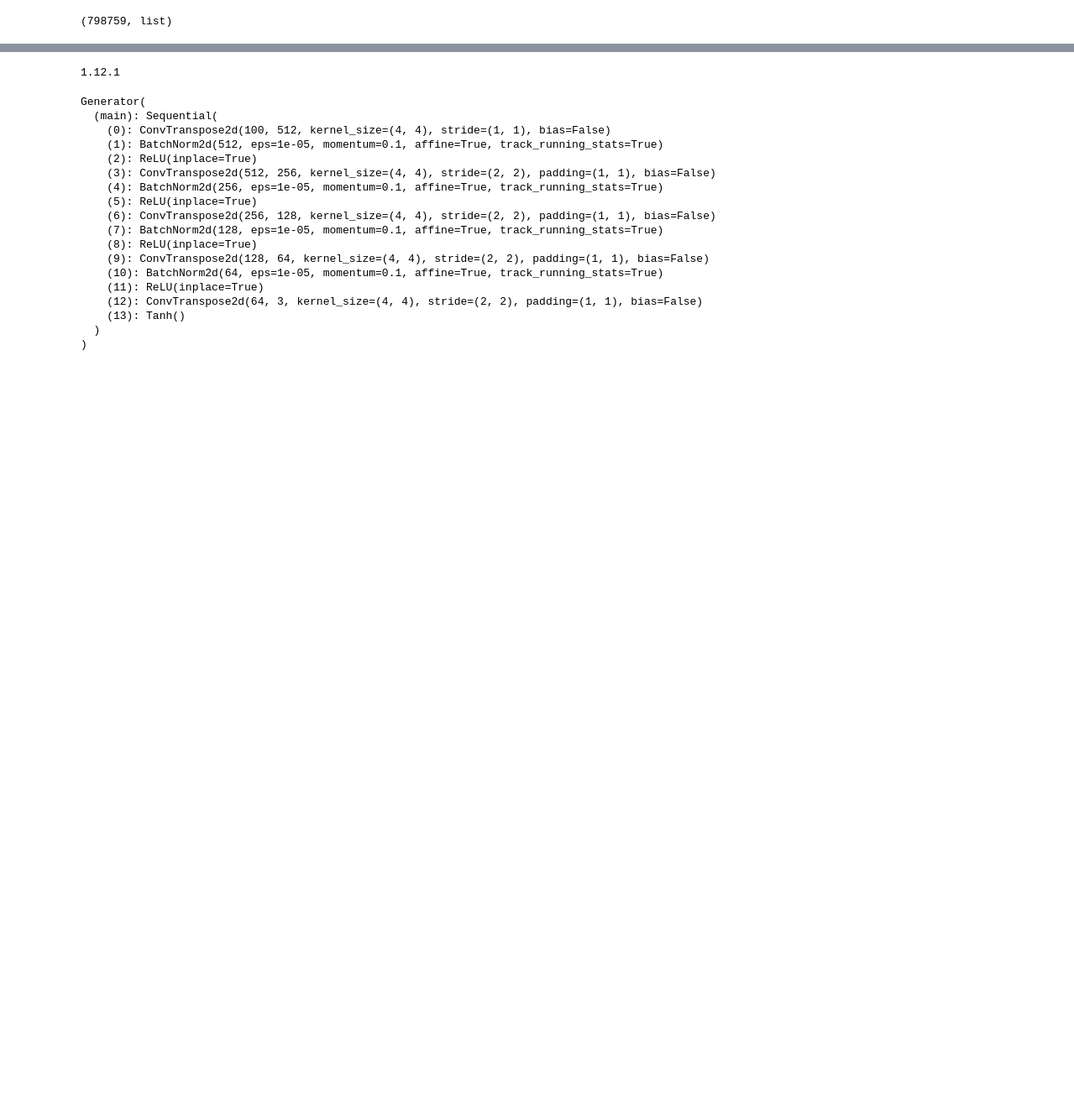
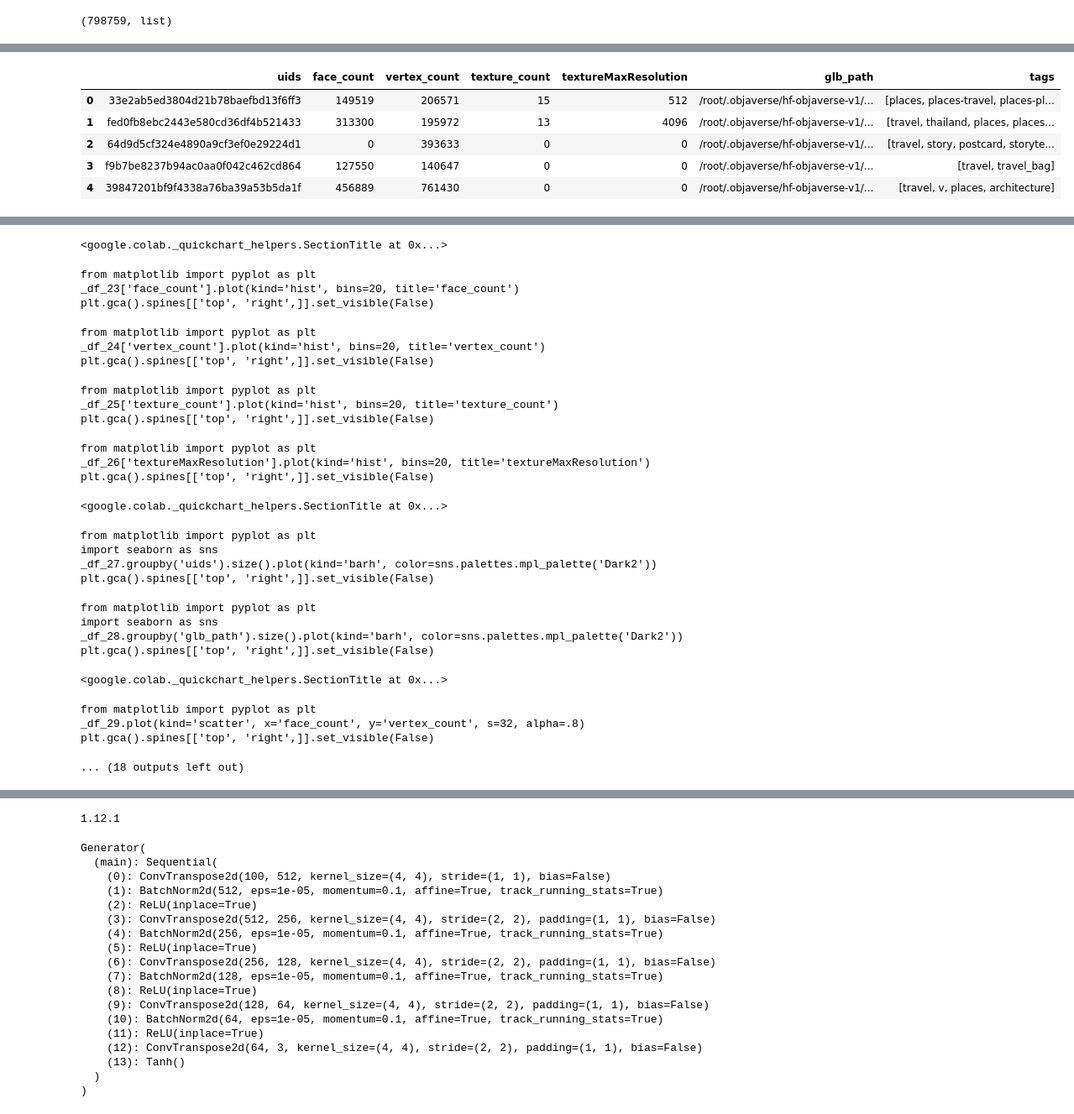
Before and after one commit to Rohit-Roby/Project, a Jupyter notebook: 04_03.ipynb, the cells around one changed output, grey strips where cells are left out. Shown: that part at 84% size. Saved outputs shown, nothing was run; the diff lists cells and outputs as text; code cells hidden in the pictures; blank space fills up the shorter version.

```diff
--- a/04_03.ipynb
+++ b/04_03.ipynb
@@ -116,0 +129,9 @@ processes
+# %%
+df.head()
+# %% [output]
+|  | uids | face_count | vertex_count | texture_count | textureMaxResolution | glb_path | tags |
+| 0 | 33e2ab5ed3804d21b78baefbd13f6ff3 | 149519 | 206571 | 15 | 512 | /root/.objaverse/hf-objaverse-v1/... | [places, places-travel, places-pl... |
+| 1 | fed0fb8ebc2443e580cd36df4b521433 | 313300 | 195972 | 13 | 4096 | /root/.objaverse/hf-objaverse-v1/... | [travel, thailand, places, places... |
+| 2 | 64d9d5cf324e4890a9cf3ef0e29224d1 | 0 | 393633 | 0 | 0 | /root/.objaverse/hf-objaverse-v1/... | [travel, story, postcard, storyte... |
+| 3 | f9b7be8237b94ac0aa0f042c462cd864 | 127550 | 140647 | 0 | 0 | /root/.objaverse/hf-objaverse-v1/... | [travel, travel_bag] |
+| 4 | 39847201bf9f4338a76ba39a53b5da1f | 456889 | 761430 | 0 | 0 | /root/.objaverse/hf-objaverse-v1/... | [travel, v, places, architecture] |
@@ -116,0 +139,27 @@ processes
+<google.colab._quickchart_helpers.SectionTitle at 0x...>
+from matplotlib import pyplot as plt
+_df_23['face_count'].plot(kind='hist', bins=20, title='face_count')
+plt.gca().spines[['top', 'right',]].set_visible(False)
+from matplotlib import pyplot as plt
+_df_24['vertex_count'].plot(kind='hist', bins=20, title='vertex_count')
+plt.gca().spines[['top', 'right',]].set_visible(False)
+from matplotlib import pyplot as plt
+_df_25['texture_count'].plot(kind='hist', bins=20, title='texture_count')
+plt.gca().spines[['top', 'right',]].set_visible(False)
+from matplotlib import pyplot as plt
+_df_26['textureMaxResolution'].plot(kind='hist', bins=20, title='textureMaxResolution')
+plt.gca().spines[['top', 'right',]].set_visible(False)
+<google.colab._quickchart_helpers.SectionTitle at 0x...>
+from matplotlib import pyplot as plt
+import seaborn as sns
+_df_27.groupby('uids').size().plot(kind='barh', color=sns.palettes.mpl_palette('Dark2'))
+plt.gca().spines[['top', 'right',]].set_visible(False)
+from matplotlib import pyplot as plt
+import seaborn as sns
+_df_28.groupby('glb_path').size().plot(kind='barh', color=sns.palettes.mpl_palette('Dark2'))
+plt.gca().spines[['top', 'right',]].set_visible(False)
+<google.colab._quickchart_helpers.SectionTitle at 0x...>
+from matplotlib import pyplot as plt
+_df_29.plot(kind='scatter', x='face_count', y='vertex_count', s=32, alpha=.8)
+plt.gca().spines[['top', 'right',]].set_visible(False)
+... (18 outputs left out)
```
Also changed, not shown: parts of 70 cells of this notebook.
